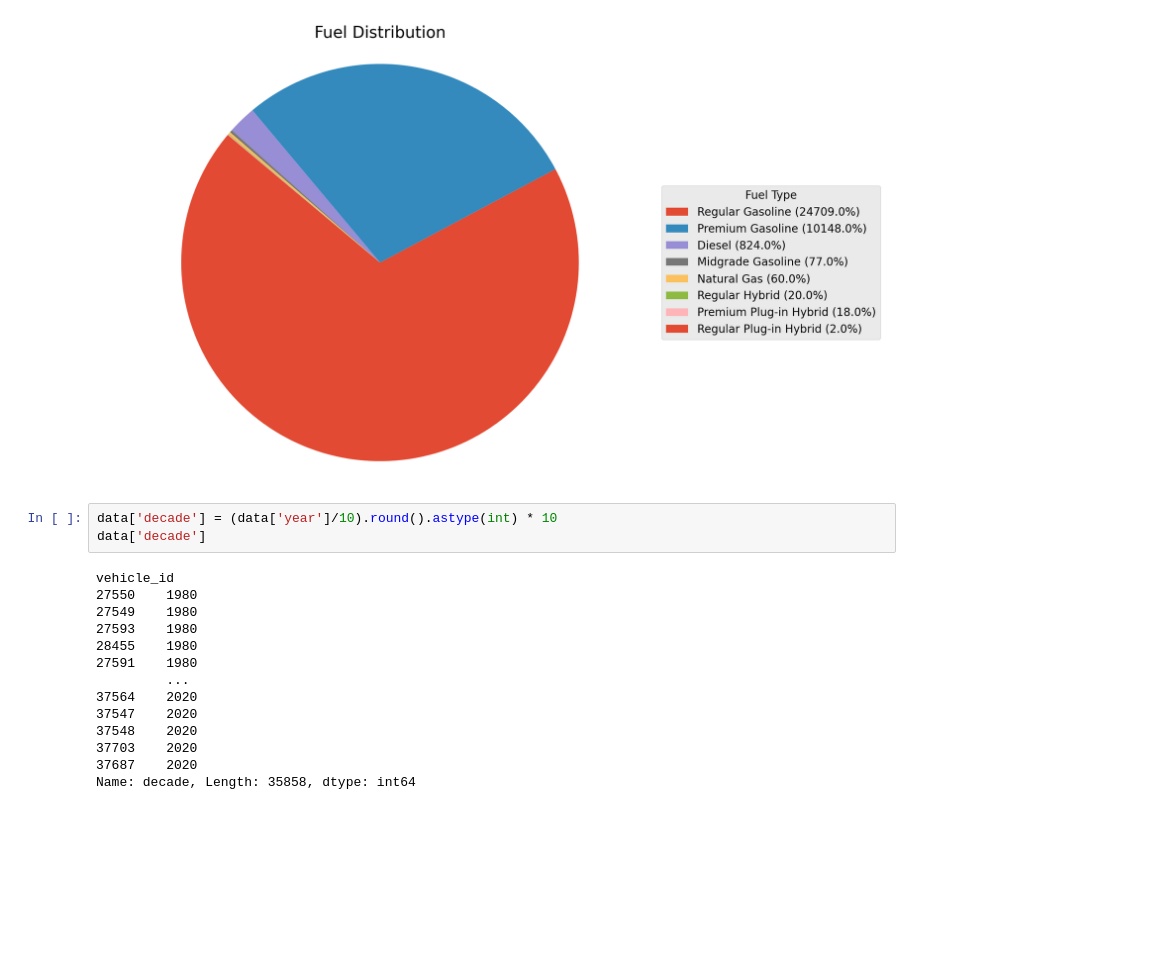
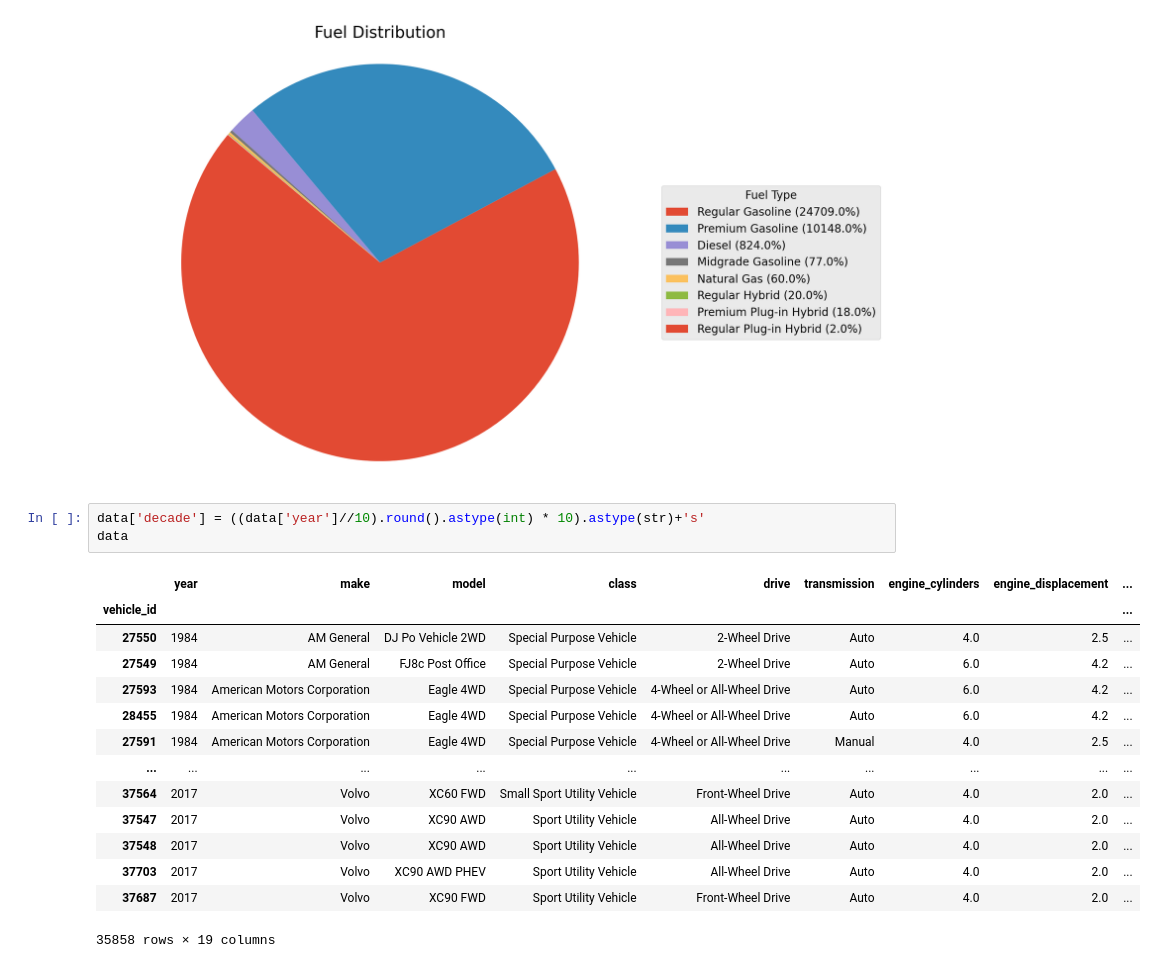
Before and after one commit to awol380/Machine-Learning-2410-Assignment, a Jupyter notebook: Phase_1.ipynb, the cells around one changed output. Drawn from its saved outputs; the diff is of its cells as text; blank space fills up the shorter version.

```diff
--- a/Phase_1.ipynb
+++ b/Phase_1.ipynb
@@ -362,22 +362,23 @@ plt.show()
 # %% [output]
 [figure]
 # %%
-data['decade'] = (data['year']/10).round().astype(int) * 10
-data['decade']
+data['decade'] = ((data['year']//10).round().astype(int) * 10).astype(str)+'s'
+data
 # %% [output]
+|  | year | make | model | class | drive | transmission | engine_cylinders | engine_displacement | ... |
+| vehicle_id |  |  |  |  |  |  |  |  | ... |
+| 27550 | 1984 | AM General | DJ Po Vehicle 2WD | Special Purpose Vehicle | 2-Wheel Drive | Auto | 4.0 | 2.5 | ... |
+| 27549 | 1984 | AM General | FJ8c Post Office | Special Purpose Vehicle | 2-Wheel Drive | Auto | 6.0 | 4.2 | ... |
+| 27593 | 1984 | American Motors Corporation | Eagle 4WD | Special Purpose Vehicle | 4-Wheel or All-Wheel Drive | Auto | 6.0 | 4.2 | ... |
+| 28455 | 1984 | American Motors Corporation | Eagle 4WD | Special Purpose Vehicle | 4-Wheel or All-Wheel Drive | Auto | 6.0 | 4.2 | ... |
+| 27591 | 1984 | American Motors Corporation | Eagle 4WD | Special Purpose Vehicle | 4-Wheel or All-Wheel Drive | Manual | 4.0 | 2.5 | ... |
+| ... | ... | ... | ... | ... | ... | ... | ... | ... | ... |
+| 37564 | 2017 | Volvo | XC60 FWD | Small Sport Utility Vehicle | Front-Wheel Drive | Auto | 4.0 | 2.0 | ... |
+| 37547 | 2017 | Volvo | XC90 AWD | Sport Utility Vehicle | All-Wheel Drive | Auto | 4.0 | 2.0 | ... |
+| 37548 | 2017 | Volvo | XC90 AWD | Sport Utility Vehicle | All-Wheel Drive | Auto | 4.0 | 2.0 | ... |
+| 37703 | 2017 | Volvo | XC90 AWD PHEV | Sport Utility Vehicle | All-Wheel Drive | Auto | 4.0 | 2.0 | ... |
+| 37687 | 2017 | Volvo | XC90 FWD | Sport Utility Vehicle | Front-Wheel Drive | Auto | 4.0 | 2.0 | ... |
-vehicle_id
-27550    1980
-27549    1980
-27593    1980
-28455    1980
-27591    1980
-         ...
-37564    2020
-37547    2020
-37548    2020
-37703    2020
-37687    2020
-Name: decade, Length: 35858, dtype: int64
+35858 rows × 19 columns
 # %%
 %matplotlib inline
 %config InlineBackend.figure_format = 'retina'
```
Also changed, not shown: parts of 1 cell of this notebook.
